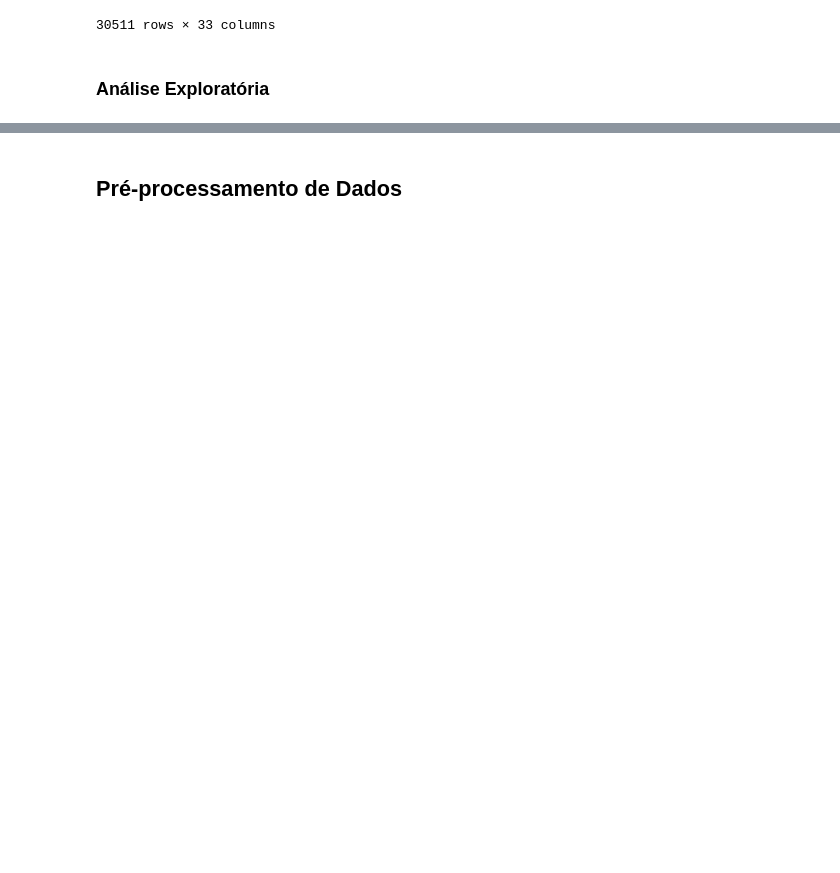
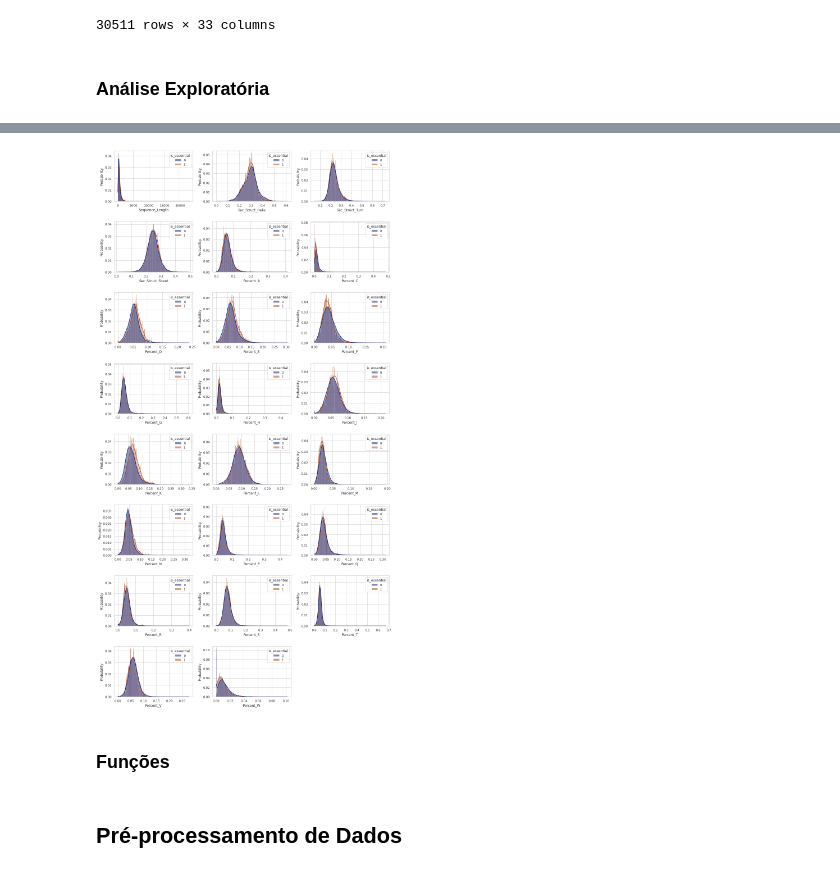
Before and after one commit to JessicaIta/sequence-protein-features, a Jupyter notebook: xgboost-algorithm.ipynb, the cells around one changed output, grey strips where cells are left out. Saved outputs shown, nothing was run; the diff lists cells and outputs as text; code cells hidden in the pictures; blank space fills up the shorter version.

```diff
--- a/xgboost-algorithm.ipynb
+++ b/xgboost-algorithm.ipynb
@@ -58,3 +87,37 @@ sns.heatmap(df.corr(), annot=True, cmap='RdBu');
+# %%
+features_seq = ['Sequence_Length', 'Sec_Struct_Helix',
+       'Sec_Struct_Turn', 'Sec_Struct_Sheet', 'Percent_A', 'Percent_C',
+       'Percent_D', 'Percent_E', 'Percent_F', 'Percent_G', 'Percent_H',
+       'Percent_I', 'Percent_K', 'Percent_L', 'Percent_M', 'Percent_N',
+       'Percent_P', 'Percent_Q', 'Percent_R', 'Percent_S', 'Percent_T',
+       'Percent_V', 'Percent_W', 'Percent_Y']
+
+
+plt.rcParams['figure.figsize'] = (16,30)
+
+plt.figure(1)
+
+sns.set_theme(style="whitegrid", palette="dark")
+
+plt.title('Distribuição dos dados - Medidas de Centralidade e Clustering')
+
+# Dados para cada subplot
+
+for index, value in zip(range(1,24), features_seq):
+    plt.subplot(8, 3, index)
+    sns.histplot(data=df, x=value, hue="is_essential",
+             stat="probability", common_norm=False, kde=True)
+
+
+plt.subplots_adjust(top=0.95, bottom=0.05, left=0.10, right=0.95, hspace=0.4,
+                    wspace=0.25)
+
+plt.savefig("results_sequence.jpg")
+plt.show()
+# %% [output]
+[figure, added]
+# %% [markdown]
+### Funções
 # %%
 # Função para validação cruzada sem o uso de balanceamento na amostra de validação
 
```
Also changed, not shown: parts of 16 cells of this notebook, 2 other files.
